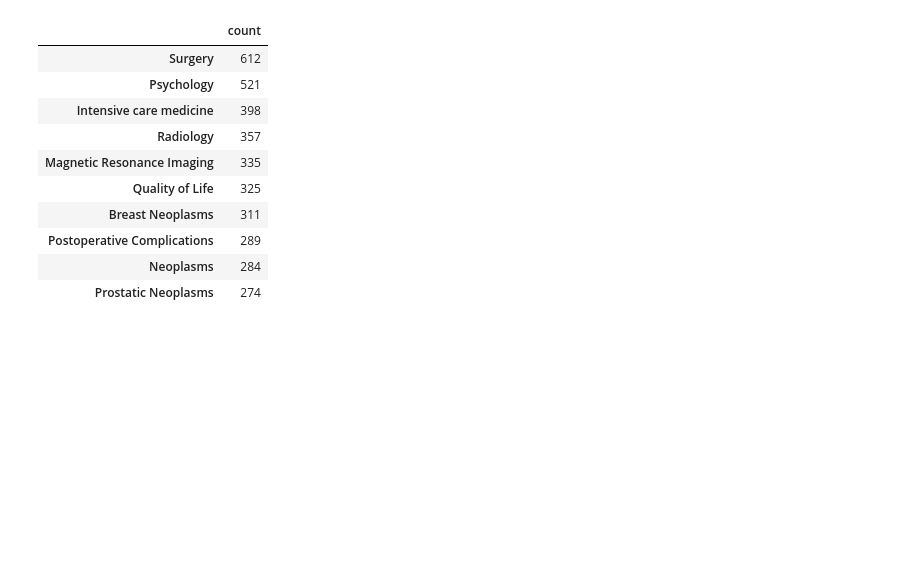
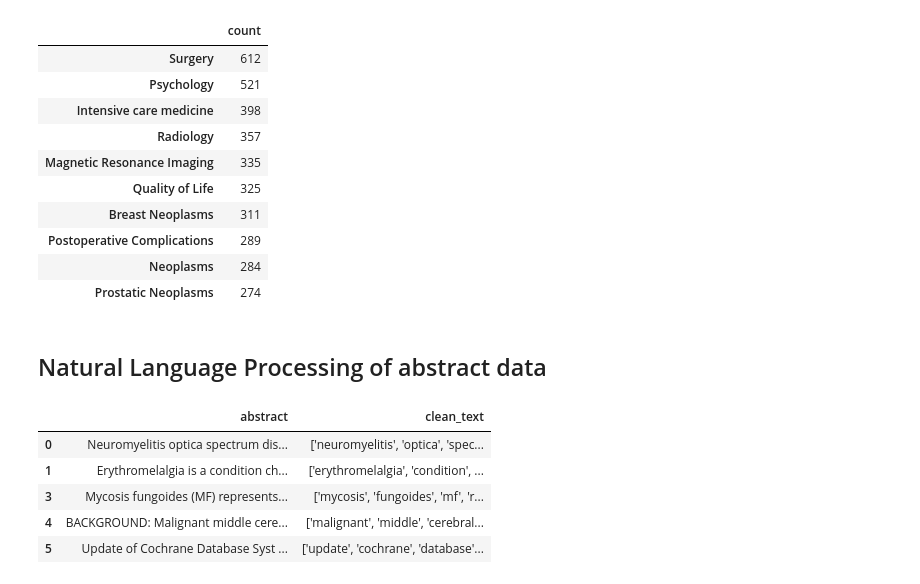
Before and after one commit to yiwen-h/nhs_oa, a Jupyter notebook: notebooks/preliminary_analysis.ipynb, the cells around one changed output. Cells and saved outputs as stored; diff of their text form; code cells hidden in the pictures; blank space fills up the shorter version.

```diff
--- a/notebooks/preliminary_analysis.ipynb
+++ b/notebooks/preliminary_analysis.ipynb
@@ -178,3 +268,37 @@ major_concept_df.iloc[:10]
 | Postoperative Complications | 289 |
 | Neoplasms | 284 |
 | Prostatic Neoplasms | 274 |
+# %% [markdown]
+## Natural Language Processing of abstract data
+# %%
+data = pd.DataFrame(df.abstract)
+
+# Added some medical specific terminology to the stopwords list - this could be refined
+stop_words = list(set(stopwords.words('english')))
+medical_words = ['abstract', 'background', 'methods', 'results', 'conclusion', 'medline', 'patient']
+stop_words += medical_words
+
+# Create function to clean text
+def clean(text):
+    for punctuation in string.punctuation:
+        text = text.replace(punctuation, ' ') # Remove Punctuation
+    lowercased = text.lower() # Lower Case
+    tokenized = word_tokenize(lowercased) # Tokenize
+    words_only = [word for word in tokenized if word.isalpha()] # Remove numbers
+    without_stopwords = [word for word in words_only if not word in stop_words] # Remove Stop Words
+    lemma=WordNetLemmatizer() # Initiate Lemmatizer
+    lemmatized = [lemma.lemmatize(word) for word in without_stopwords] # Lemmatize
+    return lemmatized
+
+# Apply cleaning function
+data['clean_text'] = data.abstract.apply(clean)
+data['clean_text'] = data['clean_text'].astype('str')
+
+data.head()
+# %% [output]
+|  | abstract | clean_text |
+| 0 | Neuromyelitis optica spectrum dis... | ['neuromyelitis', 'optica', 'spec... |
+| 1 | Erythromelalgia is a condition ch... | ['erythromelalgia', 'condition', ... |
+| 3 | Mycosis fungoides (MF) represents... | ['mycosis', 'fungoides', 'mf', 'r... |
+| 4 | BACKGROUND: Malignant middle cere... | ['malignant', 'middle', 'cerebral... |
+| 5 | Update of Cochrane Database Syst ... | ['update', 'cochrane', 'database'... |
```
Also changed, not shown: parts of 14 cells of this notebook, 2 other files.
